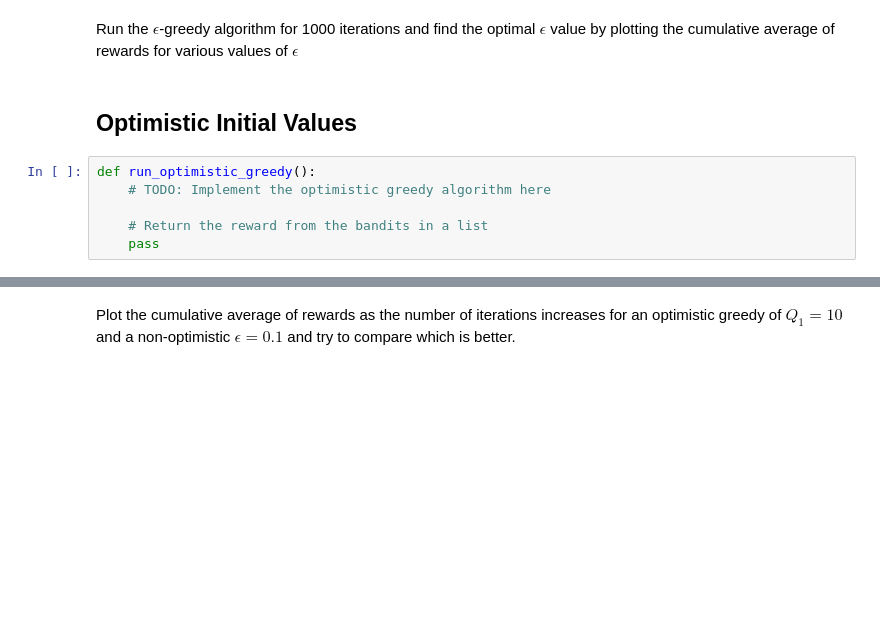
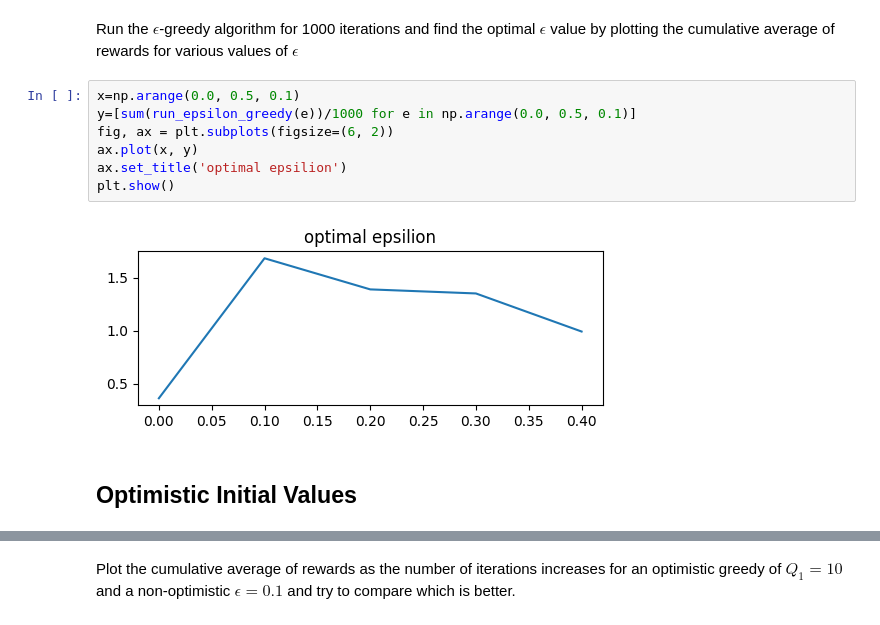
Before and after one commit to Chirayu-Jain2/WIDS-2025-Intro-to-Reinforcement-Learning, a Jupyter notebook: Week 1/work_on_bandits.ipynb, the cells around one changed output, grey strips where cells are left out. Cells and saved outputs as stored; diff of their text form; blank space fills up the shorter version.

```diff
--- a/Week 1/work_on_bandits.ipynb
+++ b/Week 1/work_on_bandits.ipynb
@@ -85,11 +116,14 @@ Plot the cumulative average of rewards as the number of iterations increases but
 ## Finding the optimal $\epsilon$
 # %% [markdown]
 Run the $\epsilon$-greedy algorithm for 1000 iterations and find the optimal $\epsilon$ value by plotting the cumulative average of rewards for various values of $\epsilon$
+# %%
+x=np.arange(0.0, 0.5, 0.1)
+y=[sum(run_epsilon_greedy(e))/1000 for e in np.arange(0.0, 0.5, 0.1)]
+fig, ax = plt.subplots(figsize=(6, 2))
+ax.plot(x, y)
+ax.set_title('optimal epsilion')
+plt.show()
+# %% [output]
+[figure, added]
 # %% [markdown]
 ## Optimistic Initial Values
-# %%
-def run_optimistic_greedy():
-    # TODO: Implement the optimistic greedy algorithm here
-
-    # Return the reward from the bandits in a list
-    pass
```
Also changed, not shown: parts of 10 cells of this notebook.
